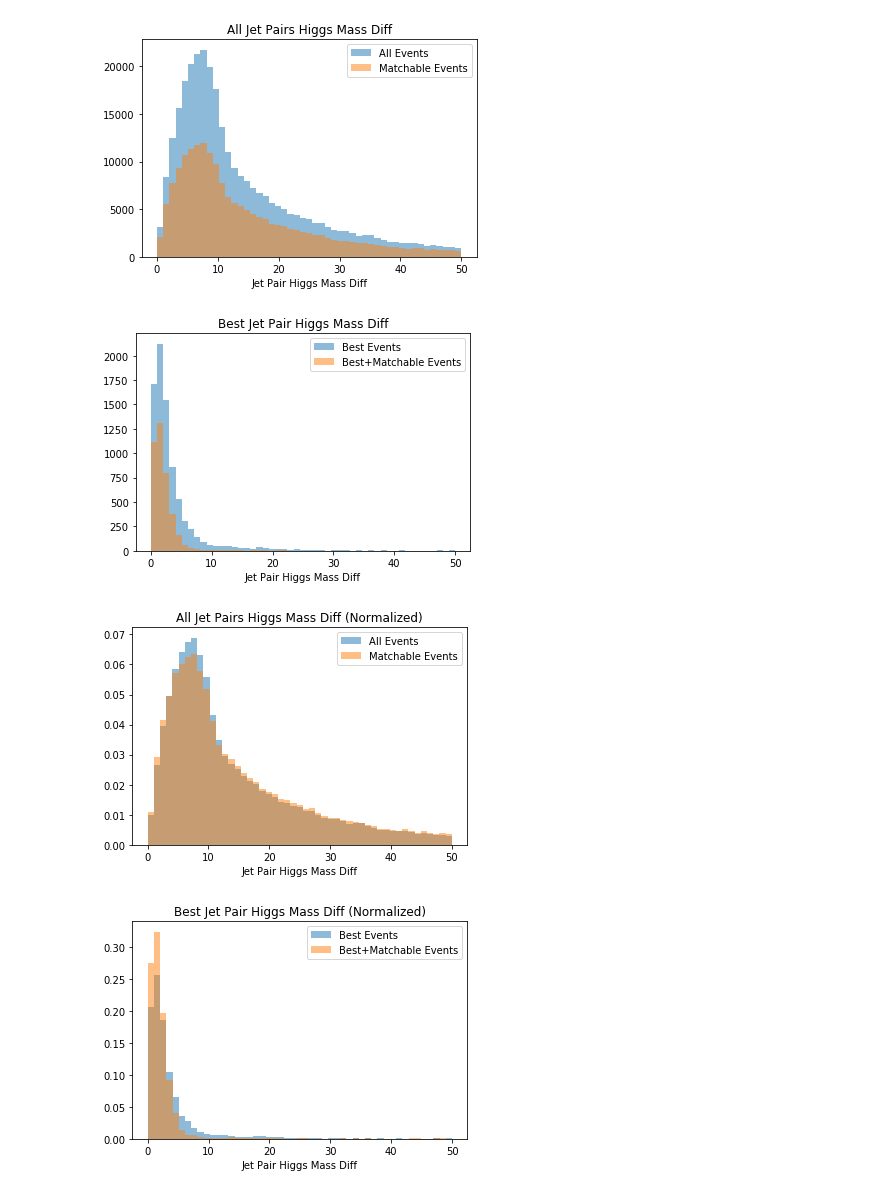
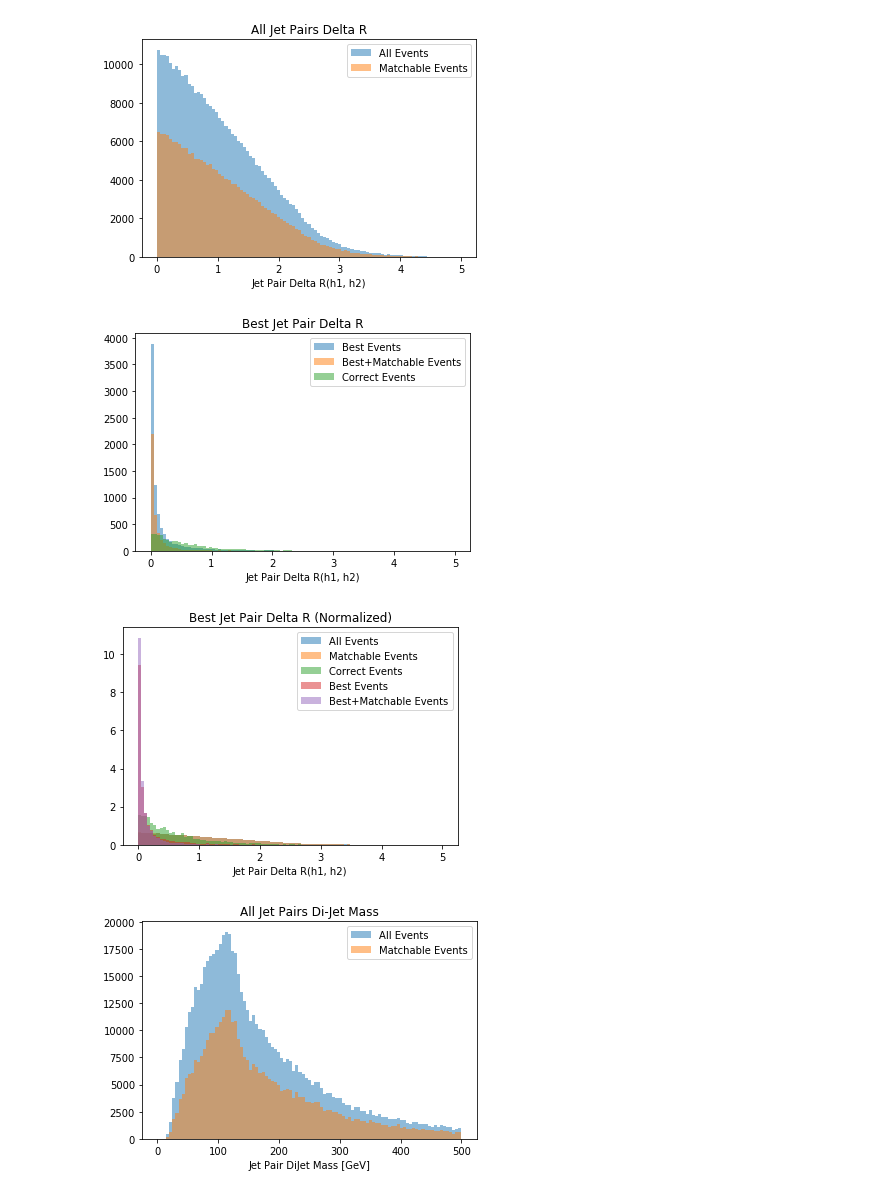
Before and after one commit to btannenw/CMS_machineLearning, a Jupyter notebook: diHiggsMLProject/testSamples_10k/higgsReconstructionAlgorithms.ipynb, the cells around one changed output. Cells and saved outputs as stored; diff of their text form; code cells hidden in the pictures.

Commit message:
added equal deltaR algorithm, added plots for correct pairing, more fixes for good coding practices

```diff
--- a/diHiggsMLProject/testSamples_10k/higgsReconstructionAlgorithms.ipynb
+++ b/diHiggsMLProject/testSamples_10k/higgsReconstructionAlgorithms.ipynb
@@ -362,19 +376,17 @@ eventCounterDict_4b = dict.fromkeys(eventCounterDict, 0)
 thisEventIsMatchable = False
 thisEventWasCorrectlyMatched = False
 
-pairingAlgorithm = 'higgsMassDifference' # options include: 1) minHarmonicMeanDeltaR, 2) higgsMassDifference, 3) dijetMassDifference
+pairingAlgorithm = 'equalDeltaR' # options include: 1) minHarmonicMeanDeltaR, 2) higgsMassDifference, 3) dijetMassDifference, 4) equal Delta R
 ##  Without quality cuts on pairing algorithms:
 ##  higgsMassDifference    gets both pairs correct 42.5% of the time
 ##  minHarmonicMeanDeltaR  gets both pairs correct 31.6% of the time
 ##  dijetMassDifference    gets both pairs correct 15.6% of the time
+##  equalDeltaR            gets both pairs correct 17.0% of the time
 
 variableCategoryDict = {'All':[], 'Matchable':[], 'Best':[], 'Best+Matchable':[], 'Correct':[]}
 plottingData = {}
 plottingData[pairingAlgorithm] = copy.deepcopy(variableCategoryDict)
-plottingData['dijetMasses']           = copy.deepcopy(variableCategoryDict)
-#plottingData_jetPairingMetric = {'All':[], 'Matchable':[], 'Best':[], 'Best+Matchable':[], 'Correct':[]}
-#plottingData_dijetMasses      = {'All':[], 'Matchable':[], 'Best':[], 'Best+Matchable':[], 'Correct':[]}
-
+plottingData['dijetMasses']    = copy.deepcopy(variableCategoryDict)
 
 nBTagsPerEvent  = []
 nJetsPerEvent   = []
@@ -411,6 +423,7 @@ for iEvt in range(0,delphes_hh.fEntries):
     # Check if a) all matches have one and only match between quark and jet, b) four jets are matched
     if all(len(matchedJets) == 1 for matchedJets in matchedQuarksToJets.values()) and len(matchedQuarksToJets)==4:
         thisEventIsMatchable = True
+        fillVariablePlotsForCorrectPairing(plottingData, [jetVectorDict[matchedJet[0]] for matchedJet in matchedQuarksToJets.values()], pairingAlgorithm)
 
     # *** 4. Pick two jet pairs based on some algorithm
     jetPair1, jetPair2, pairingMetric = selectPairsViaMatchingAlgorithm(plottingData, jetVectorDict, pairingAlgorithm)
@@ -465,34 +478,27 @@ Efficiency For >= 1 Pair Matched:  0.63 %
 # %%
 plotOpts = [] # title, xtitle, xMin, xMax, nBins
 if pairingAlgorithm == 'minHarmonicMeanDeltaR':
     plotOpts = ['Delta R', 'Delta R', 0, 5.0, 100]
 elif pairingAlgorithm == 'higgsMassDifference':
-    plotOpts = ['Higgs Mass Diff', 'Higgs Mass Diff', 0, 100.0, 100]
+    plotOpts = ['Higgs Mass Diff', 'Higgs Mass Diff', 0, 50.0, 50]
+elif pairingAlgorithm == 'equalDeltaR':
+    plotOpts = ['Delta R', 'Delta R(h1, h2)', 0, 5.0, 100]
 
 plotOneHistogram(nJetsPerEvent, 0, 'Number of Jets Per Event', 'Number of Jets', 0, 10, 11 )
 plotOneHistogram(nBTagsPerEvent, 1, 'Number of b-Tagged Jets Per Event', 'Number of b-Tags', 0, 10, 11 )
 
-# Compare shapes of metric variables for a) all events and b) matched events
-if pairingAlgorithm == 'minHarmonicMeanDeltaR':
-    compareManyHistograms( plottingData_jetPairingMetric, ['All', 'Matchable'], 2, 'All Jet Pairs ' + plotOpts[0], 'Jet Pair ' + plotOpts[1], int(plotOpts[2]/1.), int(plotOpts[3]/1.), int(plotOpts[4]/1.) )
-    compareManyHistograms( plottingData_jetPairingMetric, ['Best', 'Best+Matchable'], 3, 'Best Jet Pair ' + plotOpts[0], 'Jet Pair ' + plotOpts[1], int(plotOpts[2]/1.), int(plotOpts[3]/1.), int(plotOpts[4]/1.) )
-    compareManyHistograms( plottingData_jetPairingMetric, ['All', 'Matchable'], 4, 'All Jet Pairs ' + plotOpts[0], 'Jet Pair ' + plotOpts[1], int(plotOpts[2]/1.), int(plotOpts[3]/1.), int(plotOpts[4]/1.), _normed=True )
-    compareManyHistograms( plottingData_jetPairingMetric, ['Best', 'Best+Matchable'], 5, 'Best Jet Pair ' + plotOpts[0], 'Jet Pair ' + plotOpts[1], int(plotOpts[2]/1.), int(plotOpts[3]/1.), int(plotOpts[4]/1.), _normed=True)
-elif pairingAlgorithm == 'higgsMassDifference':
-    compareManyHistograms( plottingData[pairingAlgorithm], ['All', 'Matchable'], 2, 'All Jet Pairs ' + plotOpts[0], 'Jet Pair ' + plotOpts[1], plotOpts[2], int(plotOpts[3]/2.), int(plotOpts[4]/2.) )
-    compareManyHistograms( plottingData[pairingAlgorithm], ['Best', 'Best+Matchable'], 3, 'Best Jet Pair ' + plotOpts[0], 'Jet Pair ' + plotOpts[1], plotOpts[2], int(plotOpts[3]/2.), int(plotOpts[4]/2.) )
-    compareManyHistograms( plottingData[pairingAlgorithm], ['All', 'Matchable'], 4, 'All Jet Pairs ' + plotOpts[0], 'Jet Pair ' + plotOpts[1], plotOpts[2], int(plotOpts[3]/2.), int(plotOpts[4]/2.), _normed=True )
-    compareManyHistograms( plottingData[pairingAlgorithm], ['Best', 'Best+Matchable'], 5, 'Best Jet Pair ' + plotOpts[0], 'Jet Pair ' + plotOpts[1], plotOpts[2], int(plotOpts[3]/2.), int(plotOpts[4]/2.), _normed=True )
-    compareManyHistograms( plottingData[pairingAlgorithm], ['All', 'Matchable','Best', 'Best+Matchable'], 5, 'Best Jet Pair ' + plotOpts[0], 'Jet Pair ' + plotOpts[1], plotOpts[2], int(plotOpts[3]/2.), int(plotOpts[4]/2.) )
+compareManyHistograms( plottingData[pairingAlgorithm], ['All', 'Matchable'], 2, 'All Jet Pairs ' + plotOpts[0], 'Jet Pair ' + plotOpts[1], int(plotOpts[2]), int(plotOpts[3]), int(plotOpts[4]) )
+compareManyHistograms( plottingData[pairingAlgorithm], ['Best', 'Best+Matchable', 'Correct'], 3, 'Best Jet Pair ' + plotOpts[0], 'Jet Pair ' + plotOpts[1], int(plotOpts[2]), int(plotOpts[3]), int(plotOpts[4]) )
+compareManyHistograms( plottingData[pairingAlgorithm], ['All', 'Matchable', 'Correct', 'Best', 'Best+Matchable'], 5, 'Best Jet Pair ' + plotOpts[0], 'Jet Pair ' + plotOpts[1], int(plotOpts[2]), int(plotOpts[3]), int(plotOpts[4]), _normed=True)
 
-# Look at higgs mas£s plots
+# Look at higgs masss plots
 #compareManyHistograms( plottingData['dijetMasses'], ['All', 'Matchable', 'Best', 'Best+Matchable'], 6, 'All Jet Pairs Di-Jet Mass', 'Jet Pair DiJet Mass [GeV]', 0, 500, 100 )
 compareManyHistograms( plottingData['dijetMasses'], ['All', 'Matchable'], 6, 'All Jet Pairs Di-Jet Mass', 'Jet Pair DiJet Mass [GeV]', 0, 500, 100 )
-compareManyHistograms( plottingData['dijetMasses'], ['Best', 'Best+Matchable'], 7, 'Best Jet Pair Di-Jet Mass', 'Jet Pair DiJet Mass [GeV]', 0, 500, 100 )
+compareManyHistograms( plottingData['dijetMasses'], ['Best', 'Best+Matchable','Correct'], 7, 'Best Jet Pair Di-Jet Mass', 'Jet Pair DiJet Mass [GeV]', 0, 500, 100 )
 # %% [output]
 [figure]
 [figure]
-[figure, old version]
+[figure, new version]
-[figure, old version]
+[figure, new version]
-[figure, old version]
+[figure, new version]
-[figure, old version]
+[figure, new version]
```
Also changed, not shown: parts of 3 cells of this notebook, 2 other files.
